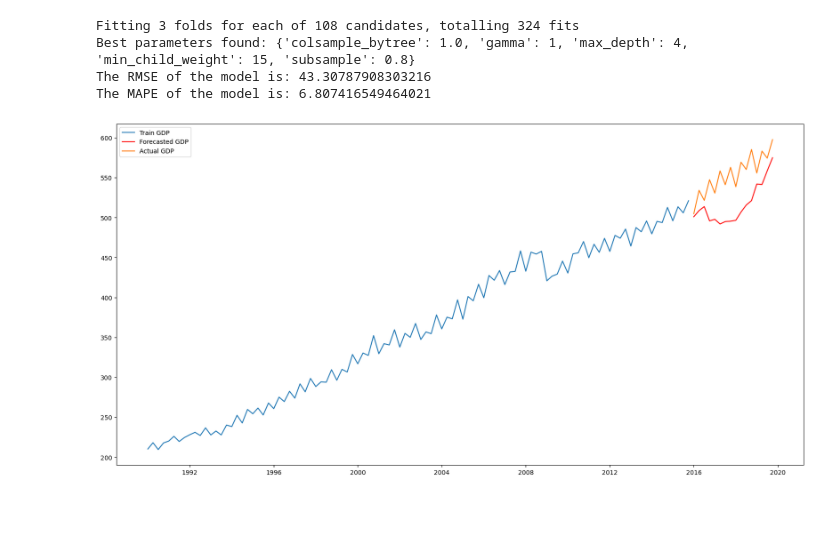
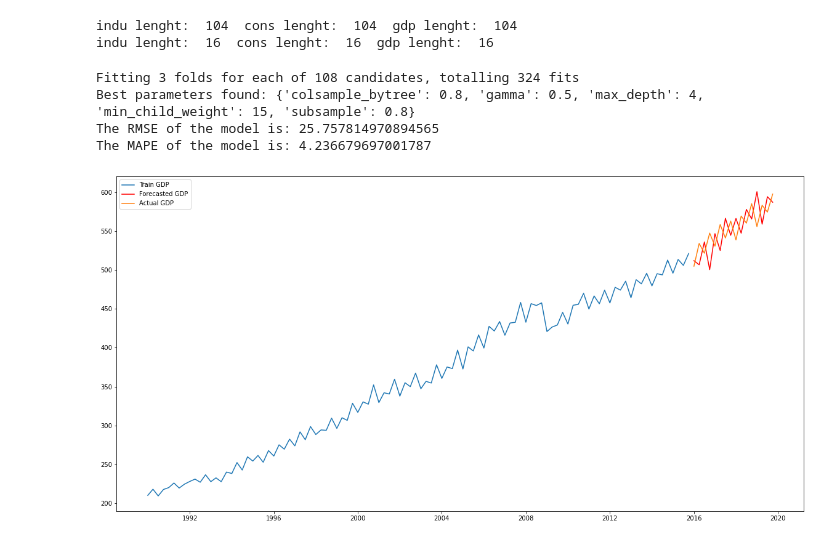
Before and after one commit to Madstn77/ML_Forecasting, a Jupyter notebook: One-step Forecasting/Sentiment_Survey_Single_Q_Models/Pre-Covid models/Pre-Covid Gradient Boosting model.ipynb, the cells around one changed output. Saved outputs shown, nothing was run; the diff lists cells and outputs as text; code cells hidden in the pictures; blank space fills up the shorter version.

```diff
--- a/One-step Forecasting/Sentiment_Survey_Single_Q_Models/Pre-Covid models/Pre-Covid Gradient Boosting model.ipynb
+++ b/One-step Forecasting/Sentiment_Survey_Single_Q_Models/Pre-Covid models/Pre-Covid Gradient Boosting model.ipynb
@@ -28,4 +27,7 @@ dtype: object
 # %%
+#We know that gdp is not stationary, so we will take the first difference
+gdp['Value_diff'] = gdp['Value'].diff().fillna(0)
+
 #Using the period 1990-2015 for training and 2016-2020 for testing
 indu_train = indu[(indu['Time'] >= '1990-01-01') & (indu['Time'] < '2016-01-01')]
 cons_train = cons[(cons['Time'] >= '1990-01-01') & (cons['Time'] < '2016-01-01')]
@@ -35,9 +37,12 @@ indu_test = indu[(indu['Time'] >= '2016-01-01') & (indu['Time'] < '2020-01-01')]
 cons_test = cons[(cons['Time'] >= '2016-01-01') & (cons['Time'] < '2020-01-01')]
 gdp_test = gdp[(gdp['Time'] >= '2016-01-01') & (gdp['Time'] < '2020-01-01')]
 
-#Since gdp is not stationary, we will take the first difference
-gdp_train['Value_diff'] = gdp_train['Value'].diff().fillna(0)
-gdp_test['Value_diff'] = gdp_test['Value'].diff().fillna(0)
+#Printing the length of the training and testing data
+print("indu lenght: ", len(indu_train), " cons lenght: ", len(cons_train)," gdp lenght: ", len(gdp_train))
+print("indu lenght: ", len(indu_test), " cons lenght: ", len(cons_test)," gdp lenght: ", len(gdp_test))
+# %% [output]
+indu lenght:  104  cons lenght:  104  gdp lenght:  104
+indu lenght:  16  cons lenght:  16  gdp lenght:  16
 # %%
 # Combine the explanatory data into one dataframe
 exog_train = pd.merge(indu_train, cons_train, on='Time')
@@ -49,7 +54,8 @@ exog_test = exog_test.drop(['Time'], axis=1)
 # Extract the essential variables
 endog_train = gdp_train['Value_diff'] # Differenced GDP for training
 endog_test = gdp_test['Value_diff'] # Differenced GDP for further training contiously in the one step ahead prediction
-endog_test_actuals = gdp_test['Value'] # Actual GDP for testing
+endog_train_actuals = gdp_train['Value'] # Actual GDP for training and to normalize the predictions
+endog_test_actuals = gdp_test['Value'] # Actual GDP for testing and to normalize the predictions
 
 # Initialize an array to store predictions
 y_preds = []
@@ -82,6 +88,9 @@ print("Best parameters found:", best_params)
 # Get the best estimator
 best_xgb_reg = grid_search.best_estimator_
 
+# Initialize an empty list to store predictions
+y_preds = []
+
 # Predict one step ahead for each observation in the test set
 for i in range(len(exog_test)):
     # Extract current test data point
@@ -90,42 +99,45 @@ for i in range(len(exog_test)):
     # Train the model on both train and test data up until the current period
     train_exog = pd.concat([exog_train, exog_test.iloc[:i]], axis=0)
     train_endog = pd.concat([endog_train, endog_test.iloc[:i]], axis=0)
+    norm_endog = pd.concat([endog_train_actuals, endog_test_actuals.iloc[:i]], axis=0)
 
     # Fit the model on the updated training data
     best_xgb_reg.fit(train_exog, train_endog)
 
     # Predict one step ahead
     y_pred = best_xgb_reg.predict(current_exog)
+
+    # Reverse the first difference and cumulative sum to get actual values
+    y_pred = y_pred + norm_endog.iloc[-1]
+
+    # Append the prediction to the list
     y_preds.append(y_pred)
 
-# Convert the list of predictions to a numpy array
-y_preds = np.array(y_preds)
-
-# Reverse the first difference and cumulative sum to get actual values
-y_preds_norm = np.cumsum(y_preds) + gdp_test['Value'].iloc[0]
+# Concatenate predictions into a single numpy array
+y_preds = np.concatenate(y_preds)
 
 # Calculating the RMSE
-rmse_value = rmse(endog_test_actuals, y_preds_norm)
+rmse_value = rmse(endog_test_actuals, y_preds)
 # Calculating the MAPE
-mape_value = mean_absolute_percentage_error(endog_test_actuals, y_preds_norm)*100 #Multiplying by 100 to get the percentage
+mape_value = mean_absolute_percentage_error(endog_test_actuals, y_preds) * 100  # Multiplying by 100 to get the percentage
 
 print("The RMSE of the model is:", rmse_value)
 print("The MAPE of the model is:", mape_value)
 
-#The RMSE of the model is: 43. The model is not very accurate.
-#The MAPE is 6,8%.
+#The RMSE of the model is: 25,8.
+#The MAPE is 4,2%.
 # %% [output]
 Fitting 3 folds for each of 108 candidates, totalling 324 fits
-Best parameters found: {'colsample_bytree': 1.0, 'gamma': 1, 'max_depth': 4, 'min_child_weight': 15, 'subsample': 0.8}
-The RMSE of the model is: 43.30787908303216
-The MAPE of the model is: 6.807416549464021
+Best parameters found: {'colsample_bytree': 0.8, 'gamma': 0.5, 'max_depth': 4, 'min_child_weight': 15, 'subsample': 0.8}
+The RMSE of the model is: 25.757814970894565
+The MAPE of the model is: 4.236679697001787
 # %%
 #Plotting the results against the actual values
 plt.figure(figsize=(20,10))
-plt.plot(gdp_train['Time'], gdp_train['Value'], label='Train GDP')
-plt.plot(gdp_test['Time'], y_preds_norm, label='Forecasted GDP', color='red')
-plt.plot(gdp_test['Time'], gdp_test['Value'], label='Actual GDP')
+plt.plot(gdp_train['Time'].to_numpy(), gdp_train['Value'].to_numpy(), label='Train GDP')
+plt.plot(gdp_test['Time'].to_numpy(), y_preds, label='Forecasted GDP', color='red')
+plt.plot(gdp_test['Time'].to_numpy(), gdp_test['Value'].to_numpy(), label='Actual GDP')
 plt.legend(loc='upper left')
 plt.show()
 # %% [output]
-[figure, old version]
+[figure, new version]
```
Also changed, not shown: parts of 1 cell of this notebook, 11 other files.
